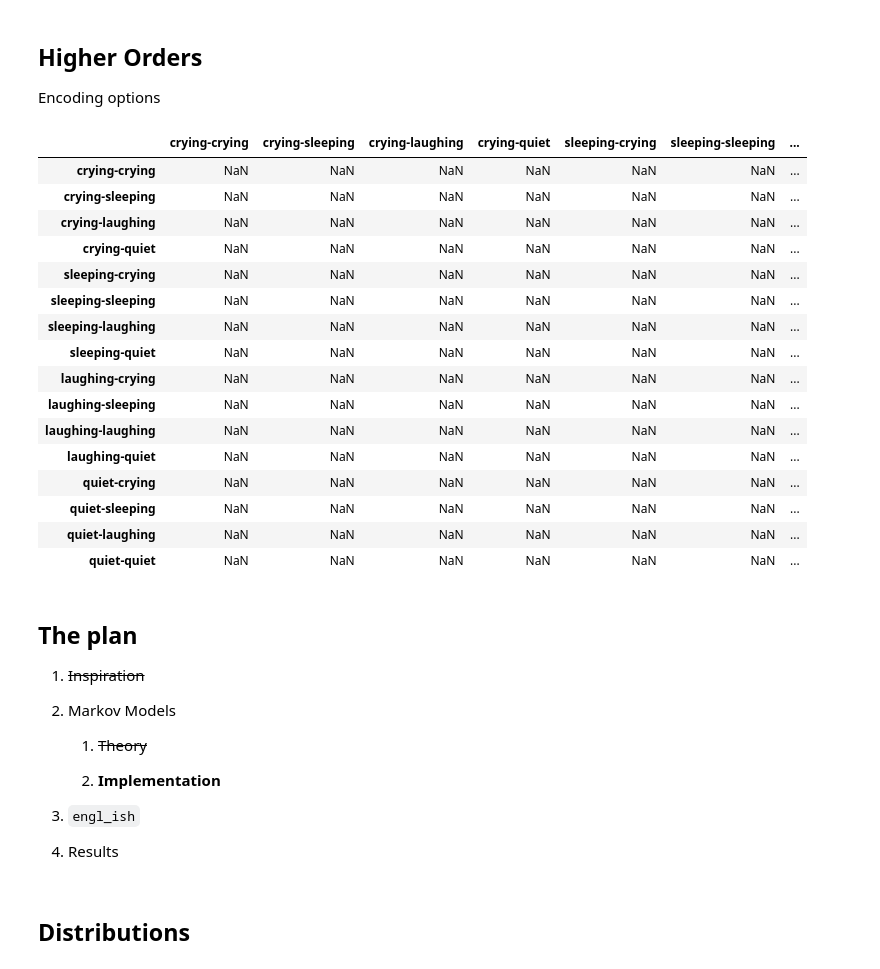
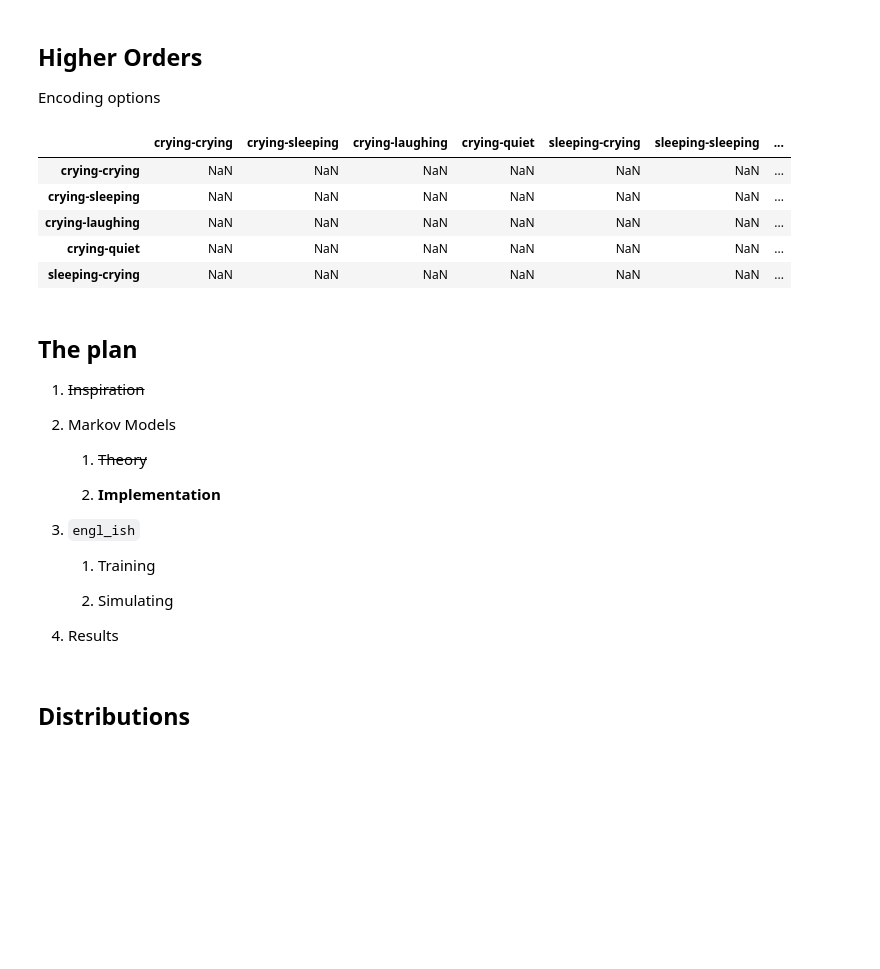
Before and after one commit to JohnPaton/engl_ish, a Jupyter notebook: PyData Slides.ipynb, the cells around one changed output. Drawn from its saved outputs; the diff is of its cells as text; code cells hidden in the pictures; blank space fills up the shorter version.

```diff
--- a/PyData Slides.ipynb
+++ b/PyData Slides.ipynb
@@ -155,25 +185,14 @@ Higher Orders
 ----
 Encoding options
 # %%
-baby_2x2 # 2x1 = 2x2
+baby_2x2.head()# 2x1 = 2x2
 # %% [output]
 |  | crying-crying | crying-sleeping | crying-laughing | crying-quiet | sleeping-crying | sleeping-sleeping | ... |
 | crying-crying | NaN | NaN | NaN | NaN | NaN | NaN | ... |
 | crying-sleeping | NaN | NaN | NaN | NaN | NaN | NaN | ... |
 | crying-laughing | NaN | NaN | NaN | NaN | NaN | NaN | ... |
 | crying-quiet | NaN | NaN | NaN | NaN | NaN | NaN | ... |
 | sleeping-crying | NaN | NaN | NaN | NaN | NaN | NaN | ... |
-| sleeping-sleeping | NaN | NaN | NaN | NaN | NaN | NaN | ... |
-| sleeping-laughing | NaN | NaN | NaN | NaN | NaN | NaN | ... |
-| sleeping-quiet | NaN | NaN | NaN | NaN | NaN | NaN | ... |
-| laughing-crying | NaN | NaN | NaN | NaN | NaN | NaN | ... |
-| laughing-sleeping | NaN | NaN | NaN | NaN | NaN | NaN | ... |
-| laughing-laughing | NaN | NaN | NaN | NaN | NaN | NaN | ... |
-| laughing-quiet | NaN | NaN | NaN | NaN | NaN | NaN | ... |
-| quiet-crying | NaN | NaN | NaN | NaN | NaN | NaN | ... |
-| quiet-sleeping | NaN | NaN | NaN | NaN | NaN | NaN | ... |
-| quiet-laughing | NaN | NaN | NaN | NaN | NaN | NaN | ... |
-| quiet-quiet | NaN | NaN | NaN | NaN | NaN | NaN | ... |
 # %% [markdown]
 The plan
 ----
@@ -188,6 +207,10 @@ The plan
 
 3. `engl_ish`
 
+    1. Training
+
+    2. Simulating
+
 4. Results
 # %% [markdown]
 Distributions
```
Also changed, not shown: parts of 57 cells of this notebook, 5 other files.
